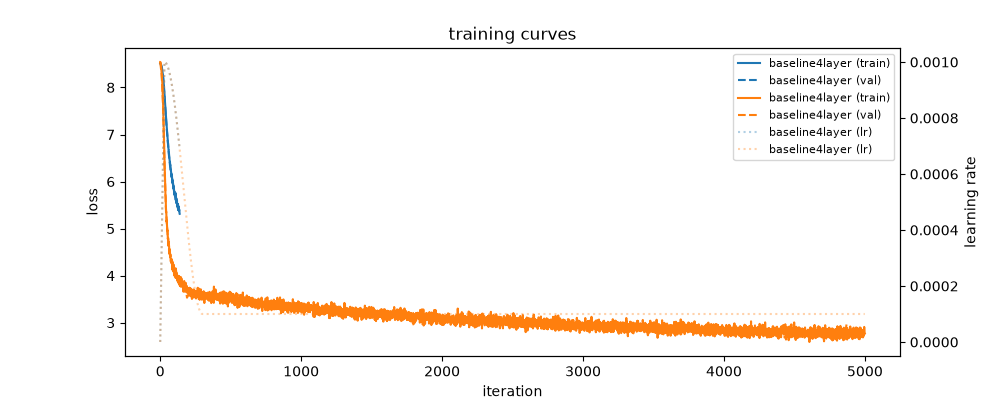
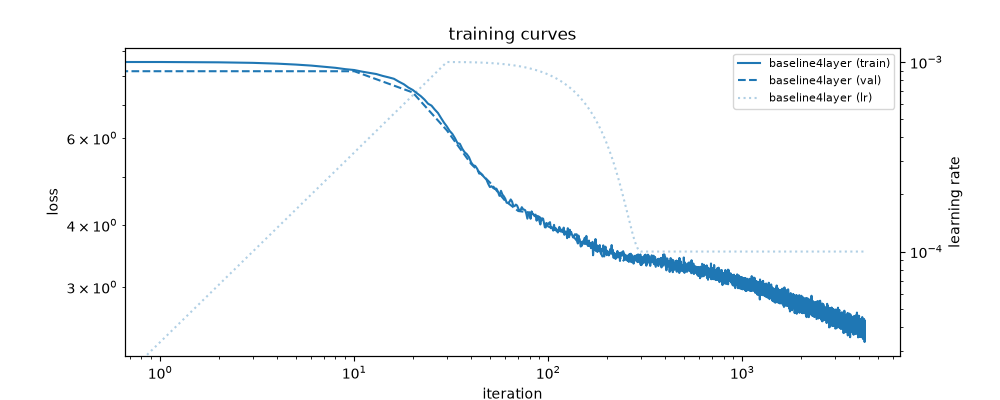
Unified diff of the notebook cell whose output changed from the first chart to the second:
--- before
+++ after
@@ -19,6 +19,6 @@
     val_losses = [r["val_loss"] for r in val_rows]
 
-    ax.plot(steps, losses, color=color, label=f"{description} (train)")
-    ax.plot(val_steps, val_losses, color=color, linestyle="--", label=f"{description} (val)")
+    ax.loglog(steps, losses, color=color, label=f"{description} (train)")
+    ax.loglog(val_steps, val_losses, color=color, linestyle="--", label=f"{description} (val)")
 
     if rows[0].get("lr") is not None:
@@ -27,5 +27,5 @@
             ax_lr.set_ylabel("learning rate")
         lrs = [r["lr"] for r in rows]
-        ax_lr.plot(steps, lrs, color=color, linestyle=":", alpha=0.35, label=f"{description} (lr)")
+        ax_lr.loglog(steps, lrs, color=color, linestyle=":", alpha=0.35, label=f"{description} (lr)")
 
 ax.set_xlabel("iteration")

Commit: tokenizer prep function